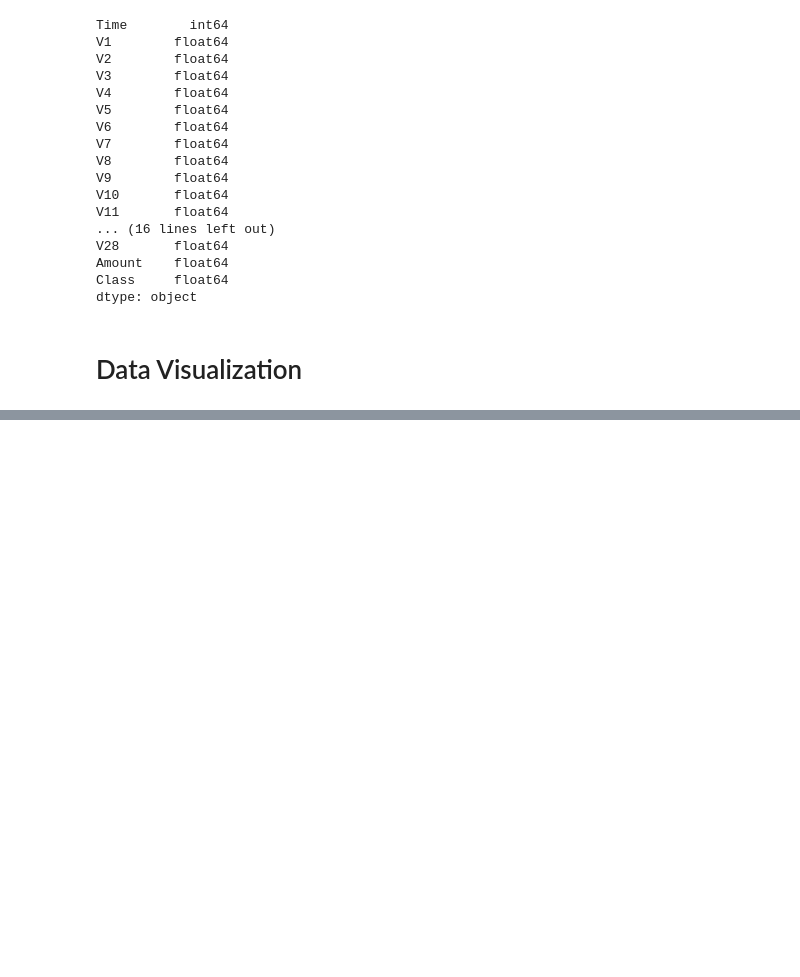
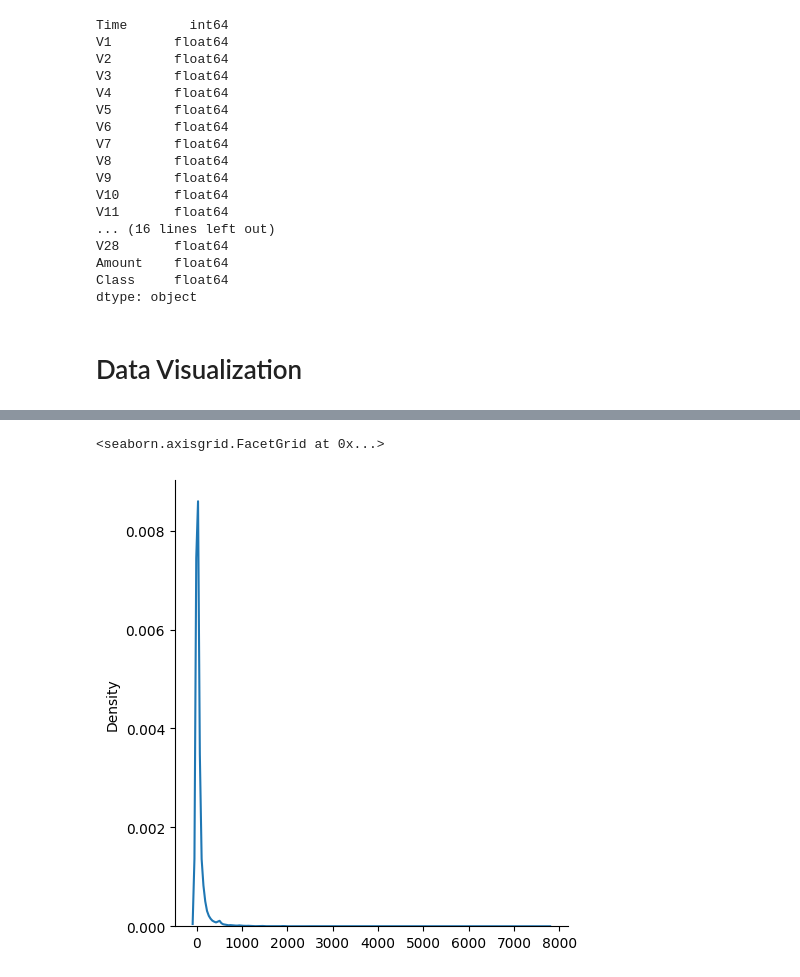
Before and after one commit to kdmwangi/Data-Science, a Jupyter notebook: Fraud_Detection.ipynb, the cells around one changed output, grey strips where cells are left out. Saved outputs shown, nothing was run; the diff lists cells and outputs as text; code cells hidden in the pictures; blank space fills up the shorter version.

```diff
--- a/Fraud_Detection.ipynb
+++ b/Fraud_Detection.ipynb
@@ -272,0 +327,6 @@ sns.scatterplt(dataset, )
+# %%
+# distribution of amount and time in the dataset
+sns.displot(dataset['Amount'].values,kind="kde")
+# %% [output]
+<seaborn.axisgrid.FacetGrid at 0x...>
+[figure, added]
```
Also changed, not shown: parts of 24 cells of this notebook.
